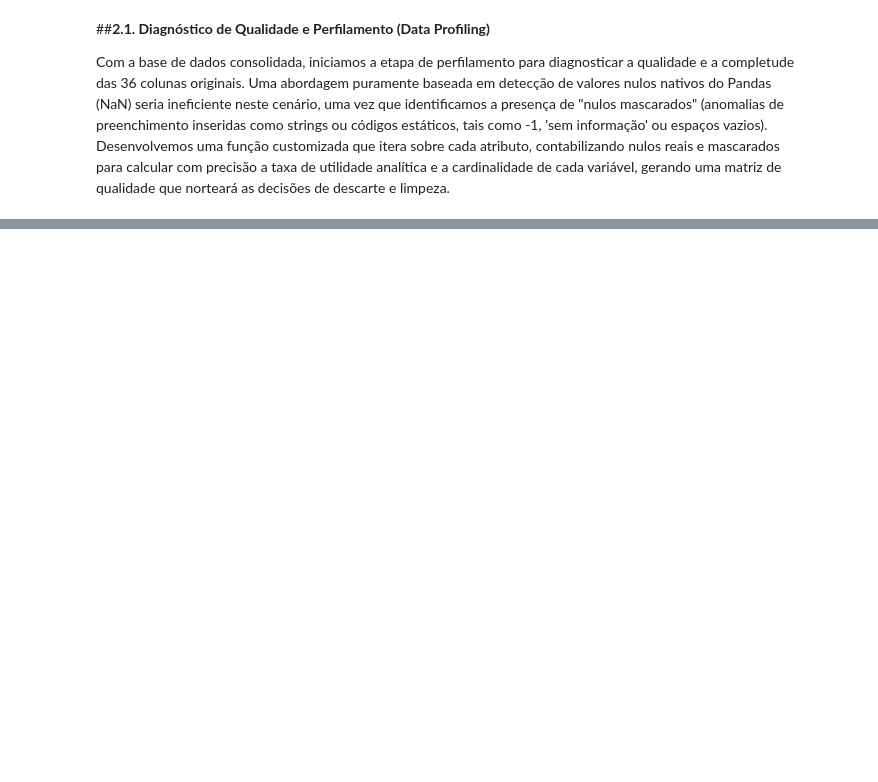
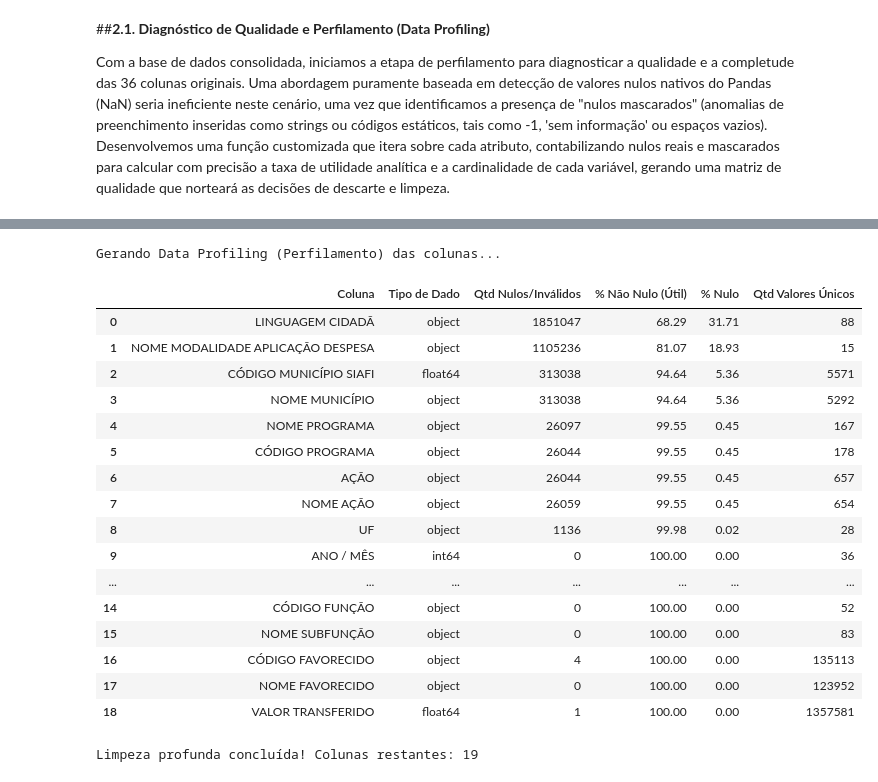
Before and after one commit to JL-hm/projeto_integracao, a Jupyter notebook: notebooks/ETL.ipynb, the cells around one changed output, grey strips where cells are left out. Saved outputs shown, nothing was run; the diff lists cells and outputs as text; code cells hidden in the pictures; blank space fills up the shorter version.

Commit message:
Drop de colunas de contabilidade SIAFI e casting de Valores para Float64

```diff
--- a/notebooks/ETL.ipynb
+++ b/notebooks/ETL.ipynb
@@ -110,0 +115,42 @@ Gerando Data Profiling (Perfilamento) das colunas...
+# %%
+colunas_inuteis = [
+    'SIGLA LOCALIZADOR', 'CÓDIGO ÓRGÃO SIAFI', 'NOME ÓRGÃO',
+    'DESCRIÇÃO COMPLEMENTAR LOCALIZADOR', 'CÓDIGO PLANO ORÇAMENTÁRIO',
+    'CÓDIGO ELEMENTO DESPESA', 'CÓDIGO SUBTÍTULO', 'CÓDIGO GRUPO DESPESA',
+    'CÓDIGO LOCALIZADOR', 'CÓDIGO MODALIDADE APLICAÇÃO DESPESA',
+    'CÓDIGO UNIDADE GESTORA', 'NOME UNIDADE GESTORA', 'NOME PLANO ORÇAMENTÁRIO',
+    'NOME ELEMENTO DESPESA', 'NOME GRUPO DESPESA', 'NOME SUBTÍTULO',
+    'NOME LOCALIZADOR'
+]
+
+df_final.drop(columns=colunas_inuteis, inplace=True, errors='ignore')
+
+# Transformando o valor transferido de texto para float
+df_final['VALOR TRANSFERIDO'] = df_final['VALOR TRANSFERIDO'].astype(str).str.replace(',', '.')
+df_final['VALOR TRANSFERIDO'] = pd.to_numeric(df_final['VALOR TRANSFERIDO'], errors='coerce')
+
+tabela_qualidade = analisar_colunas(df_final)
+
+
+display(tabela_qualidade)
+print(f"Limpeza profunda concluída! Colunas restantes: {len(df_final.columns)}")
+# %% [output]
+Gerando Data Profiling (Perfilamento) das colunas...
+|  | Coluna | Tipo de Dado | Qtd Nulos/Inválidos | % Não Nulo (Útil) | % Nulo | Qtd Valores Únicos |
+| 0 | LINGUAGEM CIDADÃ | object | 1851047 | 68.29 | 31.71 | 88 |
+| 1 | NOME MODALIDADE APLICAÇÃO DESPESA | object | 1105236 | 81.07 | 18.93 | 15 |
+| 2 | CÓDIGO MUNICÍPIO SIAFI | float64 | 313038 | 94.64 | 5.36 | 5571 |
+| 3 | NOME MUNICÍPIO | object | 313038 | 94.64 | 5.36 | 5292 |
+| 4 | NOME PROGRAMA | object | 26097 | 99.55 | 0.45 | 167 |
+| 5 | CÓDIGO PROGRAMA | object | 26044 | 99.55 | 0.45 | 178 |
+| 6 | AÇÃO | object | 26044 | 99.55 | 0.45 | 657 |
+| 7 | NOME AÇÃO | object | 26059 | 99.55 | 0.45 | 654 |
+| 8 | UF | object | 1136 | 99.98 | 0.02 | 28 |
+| 9 | ANO / MÊS | int64 | 0 | 100.00 | 0.00 | 36 |
+| ... | ... | ... | ... | ... | ... | ... |
+| 14 | CÓDIGO FUNÇÃO | object | 0 | 100.00 | 0.00 | 52 |
+| 15 | NOME SUBFUNÇÃO | object | 0 | 100.00 | 0.00 | 83 |
+| 16 | CÓDIGO FAVORECIDO | object | 4 | 100.00 | 0.00 | 135113 |
+| 17 | NOME FAVORECIDO | object | 0 | 100.00 | 0.00 | 123952 |
+| 18 | VALOR TRANSFERIDO | float64 | 1 | 100.00 | 0.00 | 1357581 |
+Limpeza profunda concluída! Colunas restantes: 19
```
Also changed, not shown: parts of 4 cells of this notebook.
